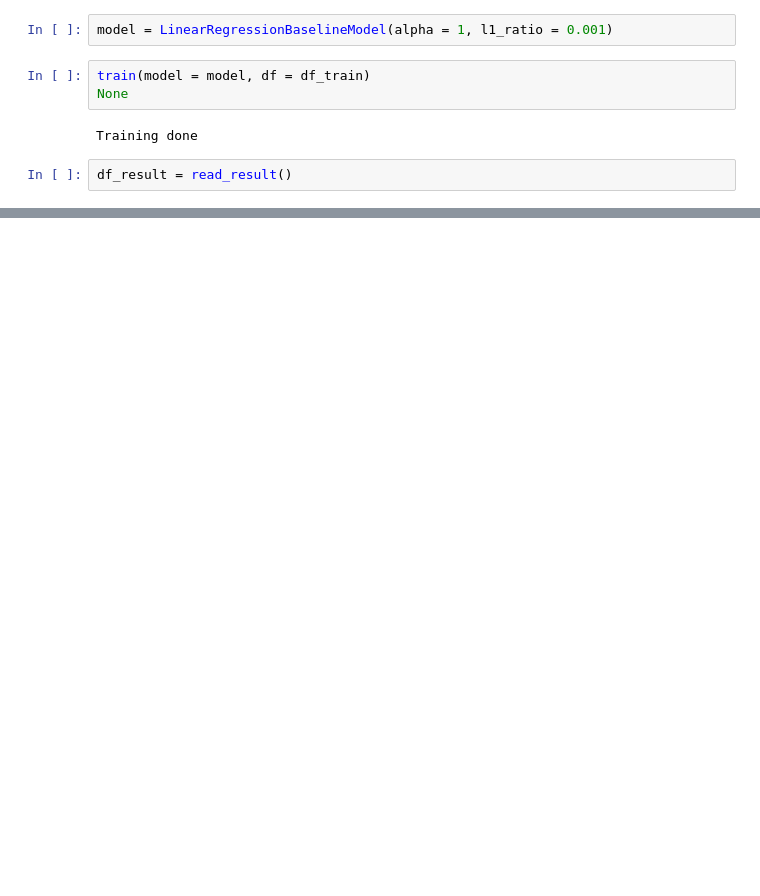
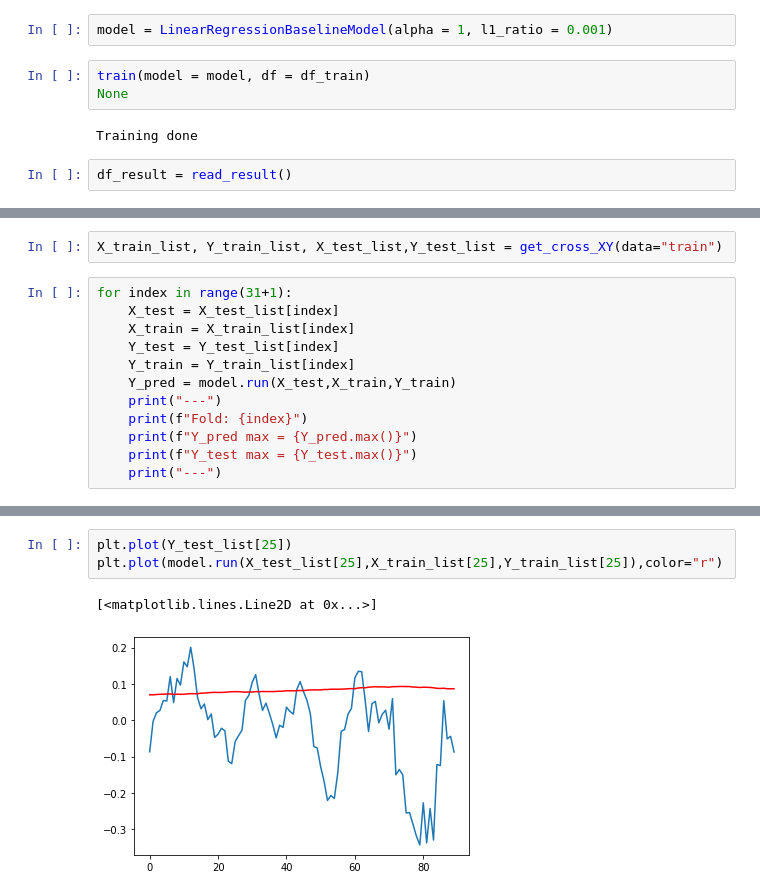
Before and after one commit to AlexandreLaizet/bitcoin_deep_learning, a Jupyter notebook: notebooks/AL_RNN.ipynb, the cells around one changed output, grey strips where cells are left out. Drawn from its saved outputs; the diff is of its cells as text; blank space fills up the shorter version.

```diff
--- a/notebooks/AL_RNN.ipynb
+++ b/notebooks/AL_RNN.ipynb
@@ -62,0 +70,14 @@ df_result
+# %%
+X_train_list, Y_train_list, X_test_list,Y_test_list = get_cross_XY(data="train")
+# %%
+for index in range(31+1):
+    X_test = X_test_list[index]
+    X_train = X_train_list[index]
+    Y_test = Y_test_list[index]
+    Y_train = Y_train_list[index]
+    Y_pred = model.run(X_test,X_train,Y_train)
+    print("---")
+    print(f"Fold: {index}")
+    print(f"Y_pred max = {Y_pred.max()}")
+    print(f"Y_test max = {Y_test.max()}")
+    print("---")
@@ -62,0 +105,6 @@ df_result
+# %%
+plt.plot(Y_test_list[25])
+plt.plot(model.run(X_test_list[25],X_train_list[25],Y_train_list[25]),color="r")
+# %% [output]
+[<matplotlib.lines.Line2D at 0x...>]
+[figure, added]
```
Also changed, not shown: parts of 7 cells of this notebook.
